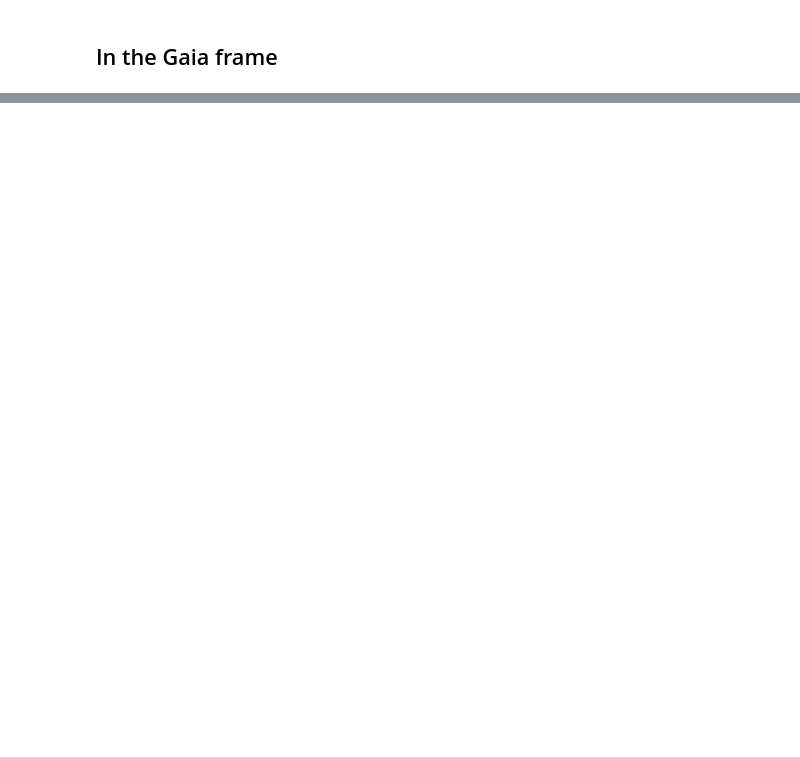
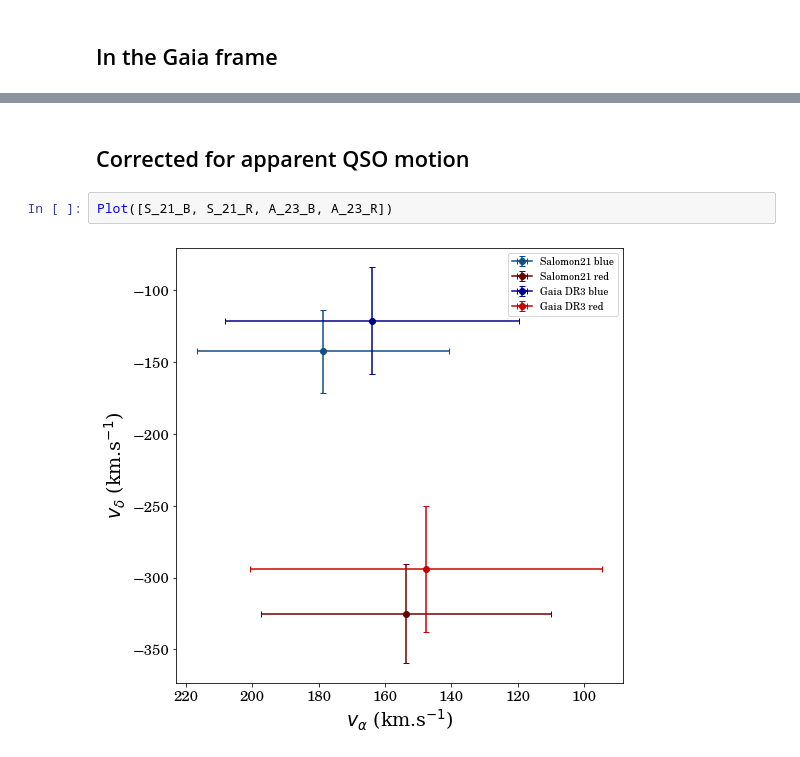
Before and after one commit to SamuelLimbo/AndromedaProperMotion, a Jupyter notebook: Comparison.ipynb, the cells around one changed output, grey strips where cells are left out. Cells and saved outputs as stored; diff of their text form; blank space fills up the shorter version.

```diff
--- a/Comparison.ipynb
+++ b/Comparison.ipynb
@@ -89,0 +112,6 @@ Plot([vdM_08, S_12, vdM_19, S_21_B])
+# %% [markdown]
+## Corrected for apparent QSO motion
+# %%
+Plot([S_21_B, S_21_R, A_23_B, A_23_R])
+# %% [output]
+[figure, added]
```
Also changed, not shown: parts of 7 cells of this notebook.
